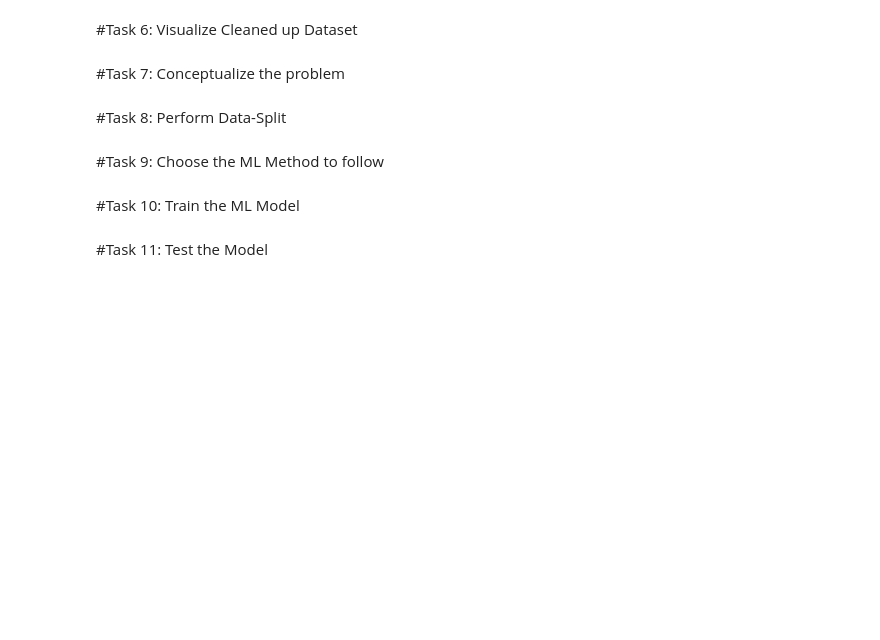
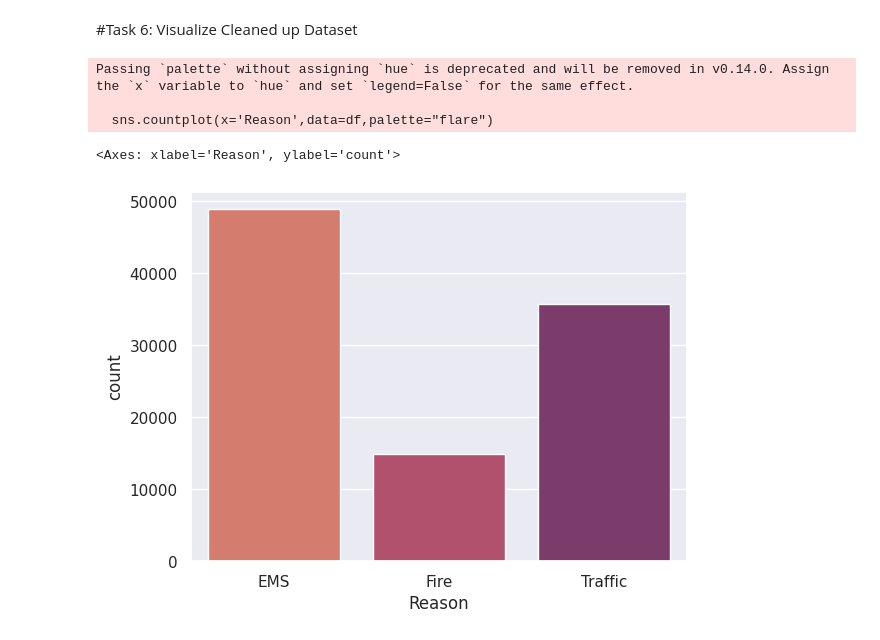
Before and after one commit to MNewman70115/PA_Data_2024, a Jupyter notebook: 911_Emergency_Calls.ipynb, the cells around one changed output. Cells and saved outputs as stored; diff of their text form; code cells hidden in the pictures; blank space fills up the shorter version.

```diff
--- a/911_Emergency_Calls.ipynb
+++ b/911_Emergency_Calls.ipynb
@@ -9,7 +11,15 @@ In this notebook I am going to analyze 911 calls to deetermine funds to teh city
 # %% [markdown]
 #Task 2b: Import the Needed Libraries
+# %%
+import numpy as np
+import pandas as pd
+import matplotlib.pyplot as plt
+import seaborn as sns
+sns.set()
 # %% [markdown]
 #Task 3: Load the Data
+# %%
+df = pd.read_csv('https://raw.githubusercontent.com/glopez21/ML-Data/main/911.csv')
 # %% [markdown]
 #Task 4: Perform Data Exploratory Analysis (EDA)
 # %% [markdown]
@@ -22,0 +160,2 @@ In this notebook I am going to analyze 911 calls to deetermine funds to teh city
+# %%
+df['Reason'] = df['title'].apply(lambda title: title.split(':')[0])
@@ -23,12 +170,10 @@ In this notebook I am going to analyze 911 calls to deetermine funds to teh city
 # %% [markdown]
 #Task 6: Visualize Cleaned up Dataset
-# %% [markdown]
-#Task 7: Conceptualize the problem
-# %% [markdown]
-#Task 8: Perform Data-Split
-# %% [markdown]
-#Task 9: Choose the ML Method to follow
-# %% [markdown]
-#Task 10: Train the ML Model
-# %% [markdown]
-#Task 11: Test the Model
+# %%
+sns.countplot(x='Reason',data=df,palette="flare")
+# %% [output]
+Passing `palette` without assigning `hue` is deprecated and will be removed in v0.14.0. Assign the `x` variable to `hue` and set `legend=False` for the same effect.
+
+  sns.countplot(x='Reason',data=df,palette="flare")
+<Axes: xlabel='Reason', ylabel='count'>
+[figure, added]
```
Also changed, not shown: parts of 20 cells of this notebook.
